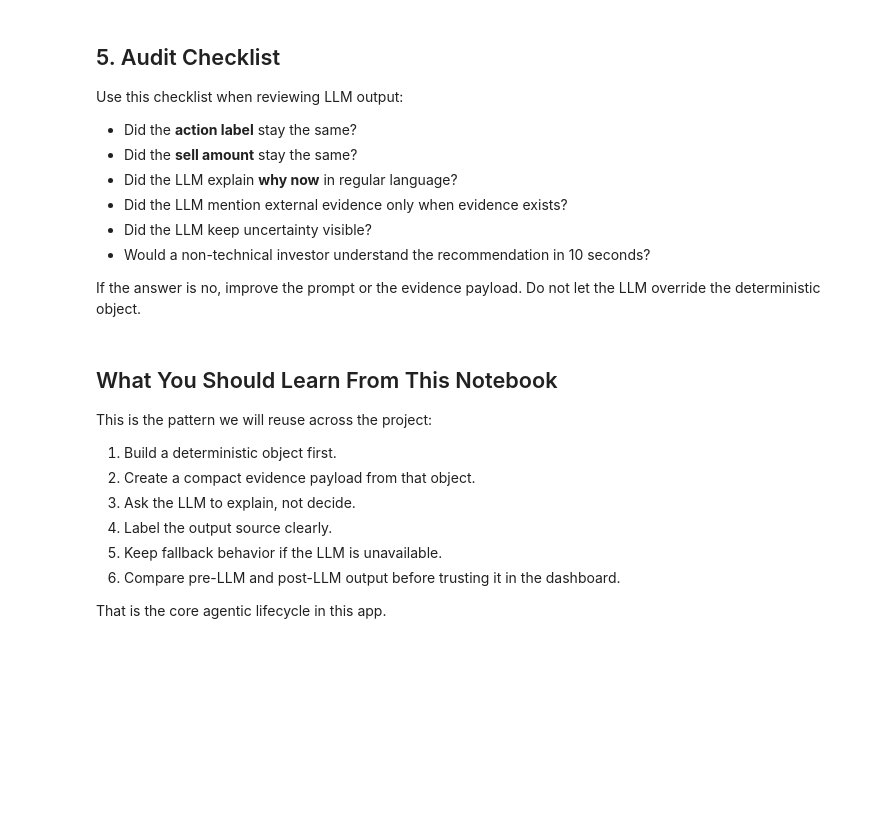
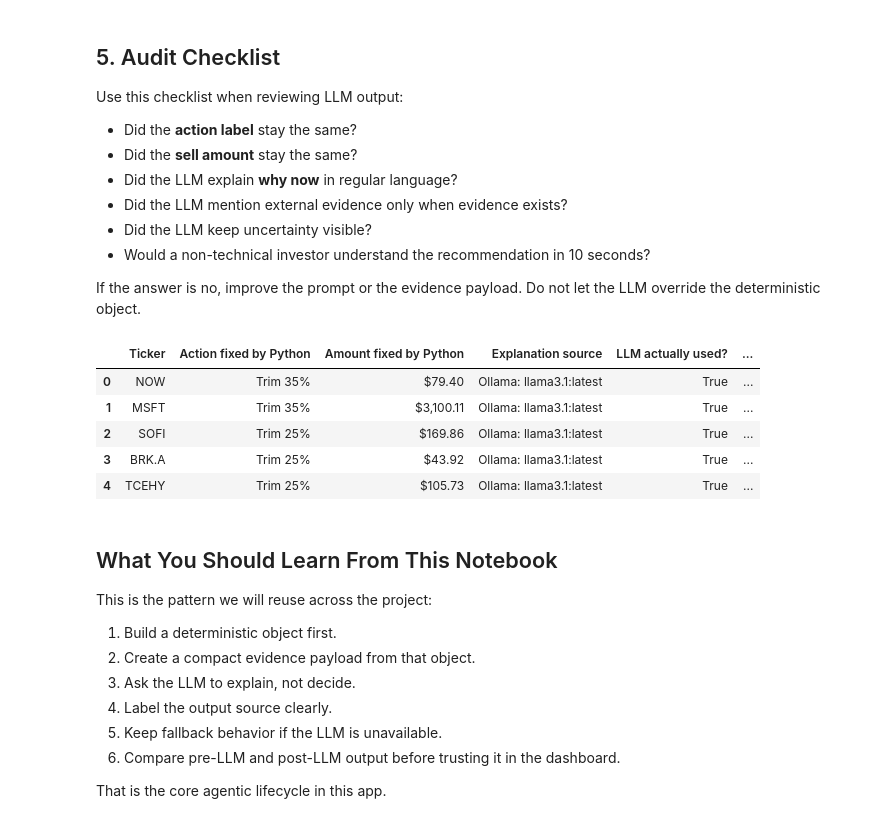
Before and after one commit to sagnikrana/portfolio-analyzer, a Jupyter notebook: data_pipeline/RiskActionLLMExplanations.ipynb, the cells around one changed output. Saved outputs shown, nothing was run; the diff lists cells and outputs as text; code cells hidden in the pictures; blank space fills up the shorter version.

```diff
--- a/data_pipeline/RiskActionLLMExplanations.ipynb
+++ b/data_pipeline/RiskActionLLMExplanations.ipynb
@@ -188,15 +266,20 @@ The dataframe view is useful for exporting, but it is not the best way to learn.
 
 The top strip keeps the fixed Python decisions visible: action label, amount, and confidence.
 # %%
-from IPython.display import HTML, display
-
-
 def html_escape(value):
     import html
     return html.escape(str(value or ""), quote=False)
 
 
-def explanation_block(title, explanation, accent_color):
+def explanation_block(title, explanation, accent_color, empty_message=None):
+    if not explanation:
+        return f"""
+        <div style="padding:16px 18px;border:1px solid #fecaca;border-radius:18px;background:#fff1f2;height:100%;">
+            <div style="font-size:13px;letter-spacing:.06em;text-transform:uppercase;color:#dc2626;font-weight:900;margin-bottom:10px">{html_escape(title)}</div>
+            <div style="font-size:18px;font-weight:900;line-height:1.35;margin-bottom:12px;color:#7f1d1d">No LLM output</div>
+            <div style="font-size:14px;line-height:1.55;color:#7f1d1d">{html_escape(empty_message or 'The LLM call failed or was not run. Check the previous cell for the exact reason.')}</div>
+        </div>
+        """
     return f"""
     <div style="padding:16px 18px;border:1px solid rgba(148,163,184,.22);border-radius:18px;background:rgba(15,23,42,.04);height:100%;">
         <div style="font-size:13px;letter-spacing:.06em;text-transform:uppercase;color:{accent_color};font-weight:800;margin-bottom:10px">{html_escape(title)}</div>
@@ -211,8 +294,9 @@ def explanation_block(title, explanation, accent_color):
 
 
 def comparison_card(item, pre, post):
-    source = post.get("_source", "Unknown")
-    source_color = "#0ea5e9" if source.startswith("Ollama:") else "#2563eb"
+    source = post.get("_source", "No LLM output") if post else "No LLM output"
+    source_color = "#0ea5e9" if source.startswith("Ollama:") else "#dc2626"
+    post_title = "Post-LLM explanation generated by Ollama" if source.startswith("Ollama:") else "Post-LLM explanation"
     return f"""
     <div style="border:1px solid rgba(148,163,184,.28);border-radius:22px;padding:20px;margin:0 0 24px 0;background:white;box-shadow:0 12px 32px rgba(15,23,42,.08)">
         <div style="display:flex;justify-content:space-between;gap:14px;align-items:flex-start;flex-wrap:wrap;margin-bottom:16px">
@@ -229,15 +313,15 @@ def comparison_card(item, pre, post):
         </div>
         <div style="display:grid;grid-template-columns:repeat(2,minmax(300px,1fr));gap:18px;align-items:stretch">
             {explanation_block('Pre-LLM deterministic explanation', pre, '#2563eb')}
-            {explanation_block('Post-LLM explanation shown to user', post, '#0ea5e9')}
+            {explanation_block(post_title, post, '#0ea5e9', empty_message='No true LLM rewrite exists for this ticker yet. The previous cell shows the Ollama error or run setting.')}
         </div>
     </div>
     """
 
 cards = []
-for item in actionable:
+for item in items_for_llm:
     pre = _risk_action_deterministic_explanation(item)
-    post = post_explanations.get(item.ticker, {})
+    post = post_explanations.get(item.ticker)
     cards.append(comparison_card(item, pre, post))
 
 if cards:
@@ -277,23 +361,30 @@ Use this checklist when reviewing LLM output:
 If the answer is no, improve the prompt or the evidence payload. Do not let the LLM override the deterministic object.
 # %%
 audit_rows = []
-for item in actionable:
+for item in items_for_llm:
     post = post_explanations.get(item.ticker, {})
-    source = post.get("_source", "Unknown")
+    source = post.get("_source", "No LLM output")
     audit_rows.append(
         {
             "Ticker": item.ticker,
             "Action fixed by Python": item.recommendation_label,
             "Amount fixed by Python": money_text(item.value_to_sell),
             "Explanation source": source,
             "LLM actually used?": source.startswith("Ollama:"),
             "Has why-now sentence?": bool(post.get("why_now")),
             "Has watchout?": bool(post.get("watchout")),
             "Has confidence note?": bool(post.get("confidence_note")),
         }
     )
 
 pd.DataFrame(audit_rows)
+# %% [output]
+|  | Ticker | Action fixed by Python | Amount fixed by Python | Explanation source | LLM actually used? | ... |
+| 0 | NOW | Trim 35% | $79.40 | Ollama: llama3.1:latest | True | ... |
+| 1 | MSFT | Trim 35% | $3,100.11 | Ollama: llama3.1:latest | True | ... |
+| 2 | SOFI | Trim 25% | $169.86 | Ollama: llama3.1:latest | True | ... |
+| 3 | BRK.A | Trim 25% | $43.92 | Ollama: llama3.1:latest | True | ... |
+| 4 | TCEHY | Trim 25% | $105.73 | Ollama: llama3.1:latest | True | ... |
 # %% [markdown]
 ## What You Should Learn From This Notebook
 
```
Also changed, not shown: parts of 7 cells of this notebook.
